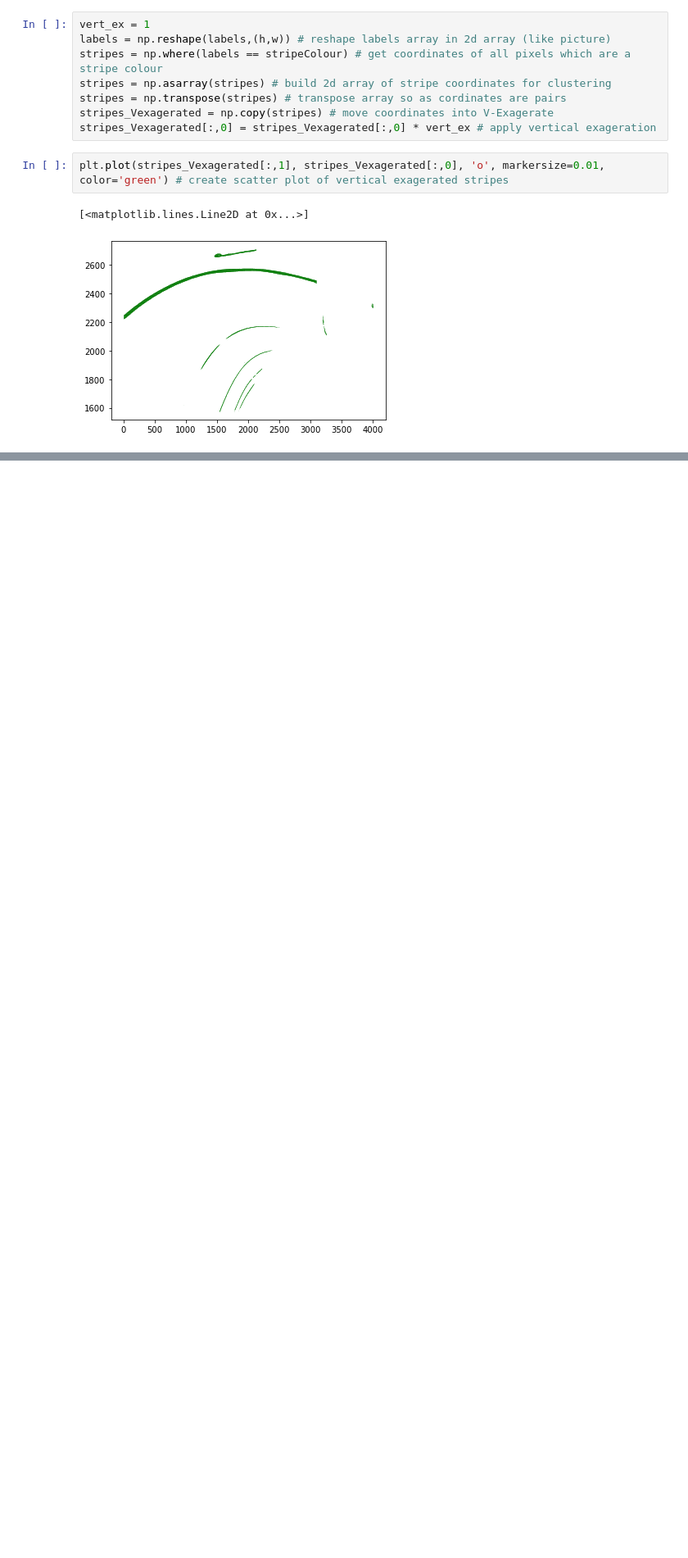
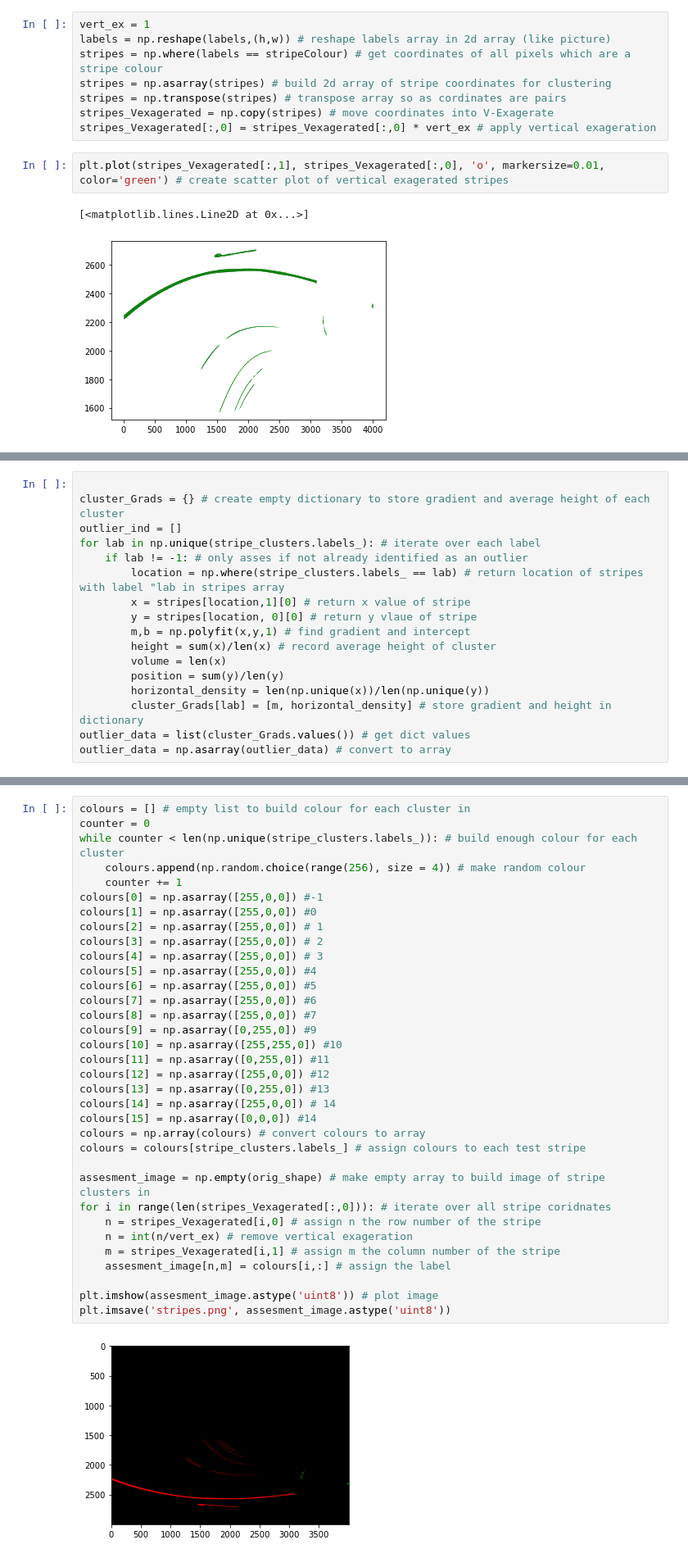
Before and after one commit to oro-sean/stripeField, a Jupyter notebook: labels.ipynb, the cells around one changed output, grey strips where cells are left out. Shown at 82% size. Drawn from its saved outputs; the diff is of its cells as text; blank space fills up the shorter version.

Commit message:
db working , upto cleaning outlying db clusters

```diff
--- a/labels.ipynb
+++ b/labels.ipynb
@@ -245,0 +157,17 @@ plt.plot(stripes_single[:,1], stripes_single[:,0], 'o', markersize = 0.005)
+# %%
+
+cluster_Grads = {} # create empty dictionary to store gradient and average height of each cluster
+outlier_ind = []
+for lab in np.unique(stripe_clusters.labels_): # iterate over each label
+    if lab != -1: # only asses if not already identified as an outlier
+        location = np.where(stripe_clusters.labels_ == lab) # return location of stripes with label "lab in stripes array
+        x = stripes[location,1][0] # return x value of stripe
+        y = stripes[location, 0][0] # return y vlaue of stripe
+        m,b = np.polyfit(x,y,1) # find gradient and intercept
+        height = sum(x)/len(x) # record average height of cluster
+        volume = len(x)
+        position = sum(y)/len(y)
+        horizontal_density = len(np.unique(x))/len(np.unique(y))
+        cluster_Grads[lab] = [m, horizontal_density] # store gradient and height in dictionary
+outlier_data = list(cluster_Grads.values()) # get dict values
+outlier_data = np.asarray(outlier_data) # convert to array
@@ -245,0 +197,36 @@ plt.plot(stripes_single[:,1], stripes_single[:,0], 'o', markersize = 0.005)
+# %%
+colours = [] # empty list to build colour for each cluster in
+counter = 0
+while counter < len(np.unique(stripe_clusters.labels_)): # build enough colour for each cluster
+    colours.append(np.random.choice(range(256), size = 4)) # make random colour
+    counter += 1
+colours[0] = np.asarray([255,0,0]) #-1
+colours[1] = np.asarray([255,0,0]) #0
+colours[2] = np.asarray([255,0,0]) # 1
+colours[3] = np.asarray([255,0,0]) # 2
+colours[4] = np.asarray([255,0,0]) # 3
+colours[5] = np.asarray([255,0,0]) #4
+colours[6] = np.asarray([255,0,0]) #5
+colours[7] = np.asarray([255,0,0]) #6
+colours[8] = np.asarray([255,0,0]) #7
+colours[9] = np.asarray([0,255,0]) #9
+colours[10] = np.asarray([255,255,0]) #10
+colours[11] = np.asarray([0,255,0]) #11
+colours[12] = np.asarray([255,0,0]) #12
+colours[13] = np.asarray([0,255,0]) #13
+colours[14] = np.asarray([255,0,0]) # 14
+colours[15] = np.asarray([0,0,0]) #14
+colours = np.array(colours) # convert colours to array
+colours = colours[stripe_clusters.labels_] # assign colours to each test stripe
+
+assesment_image = np.empty(orig_shape) # make empty array to build image of stripe clusters in
+for i in range(len(stripes_Vexagerated[:,0])): # iterate over all stripe coridnates
+    n = stripes_Vexagerated[i,0] # assign n the row number of the stripe
+    n = int(n/vert_ex) # remove vertical exageration
+    m = stripes_Vexagerated[i,1] # assign m the column number of the stripe
+    assesment_image[n,m] = colours[i,:] # assign the label
+
+plt.imshow(assesment_image.astype('uint8')) # plot image
+plt.imsave('stripes.png', assesment_image.astype('uint8'))
+# %% [output]
+[figure, added]
```
Also changed, not shown: parts of 23 cells of this notebook.
